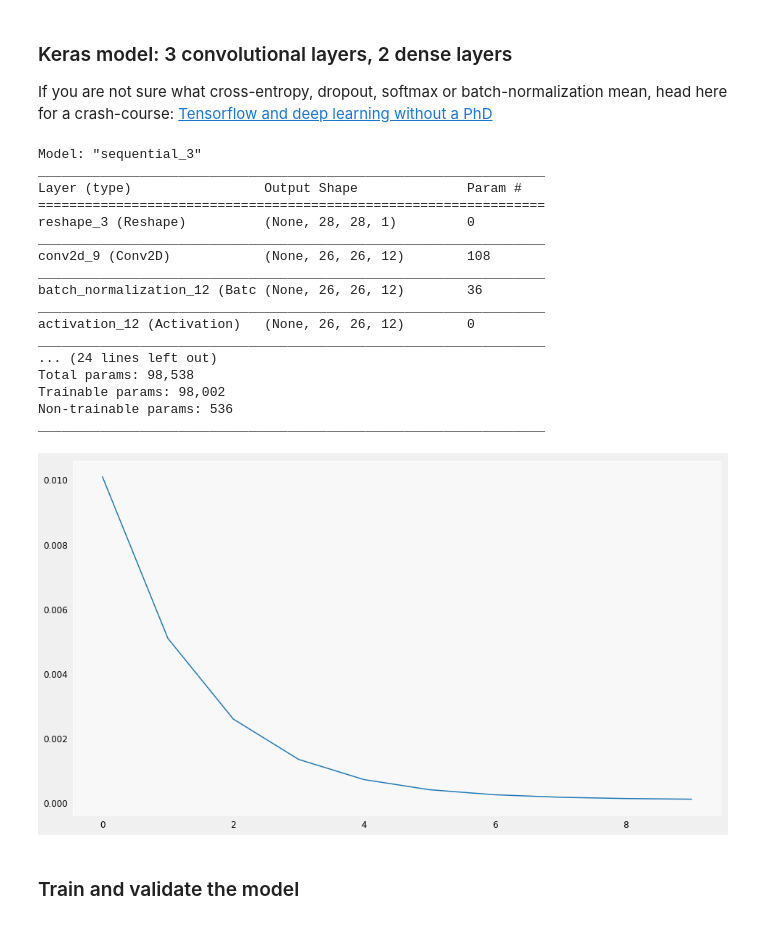
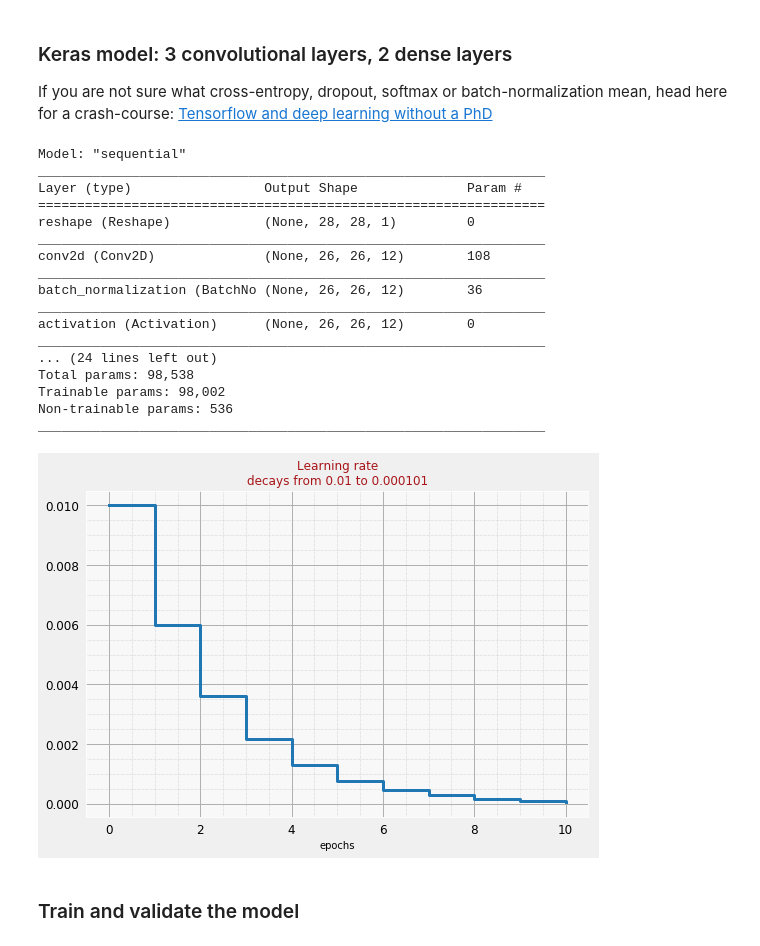
Before and after one commit to GoogleCloudPlatform/tensorflow-without-a-phd, a Jupyter notebook: tensorflow-mnist-tutorial/keras_mnist_solution.ipynb, the cells around one changed output. Saved outputs shown, nothing was run; the diff lists cells and outputs as text; code cells hidden in the pictures.

```diff
--- a/tensorflow-mnist-tutorial/keras_mnist_solution.ipynb
+++ b/tensorflow-mnist-tutorial/keras_mnist_solution.ipynb
@@ -6,5 +5,6 @@ Hello
 # %%
 BATCH_SIZE = 128
+EPOCHS = 10
 
 training_images_file   = 'gs://mnist-public/train-images-idx3-ubyte'
 training_labels_file   = 'gs://mnist-public/train-labels-idx1-ubyte'
@@ -112,6 +112,18 @@ def display_top_unrecognized(digits, predictions, labels, n, lines):
     display_digits(digits[idx][i*n:(i+1)*n], predictions[idx][i*n:(i+1)*n], labels[idx][i*n:(i+1)*n],
                    "{} sample validation digits out of {} with bad predictions in red and sorted first".format(n*lines, len(digits)) if i==0 else "", n)
 
+def plot_learning_rate(lr_func, epochs):
+  xx = np.arange(epochs+1, dtype=np.float)
+  y = [lr_decay(x) for x in xx]
+  fig, ax = plt.subplots(figsize=(9, 6))
+  ax.set_xlabel('epochs')
+  ax.set_title('Learning rate\ndecays from {:0.3g} to {:0.3g}'.format(y[0], y[-2]))
+  ax.minorticks_on()
+  ax.grid(True, which='major', axis='both', linestyle='-', linewidth=1)
+  ax.grid(True, which='minor', axis='both', linestyle=':', linewidth=0.5)
+  ax.step(xx,y, linewidth=3, where='post')
+  display.display(fig)
+
 class PlotTraining(tf.keras.callbacks.Callback):
   def __init__(self, sample_rate=1, zoom=1):
     self.sample_rate = sample_rate
@@ -235,19 +247,8 @@ font_digits, font_labels = create_digits_from_local_fonts(N)
 ### Keras model: 3 convolutional layers, 2 dense layers
 If you are not sure what cross-entropy, dropout, softmax or batch-normalization mean, head here for a crash-course: [Tensorflow and deep learning without a PhD](https://github.com/GoogleCloudPlatform/tensorflow-without-a-phd/#featured-code-sample)
 # %%
-do = 0.5
-
 model = tf.keras.Sequential(
   [
-    #tf.keras.layers.Input(shape=(28*28,)),
-    #tf.keras.layers.Dense(200, activation='relu'),
-    #tf.keras.layers.Dropout(do),
-    #tf.keras.layers.Dense(100, activation='relu'),
-    #tf.keras.layers.Dropout(do),
-    #tf.keras.layers.Dense(60, activation='relu'),
-    #tf.keras.layers.Dropout(do),
-    #tf.keras.layers.Dense(30, activation='relu'),
-    #tf.keras.layers.Dropout(do),
     tf.keras.layers.Reshape(input_shape=(28*28,), target_shape=(28, 28, 1)),
     tf.keras.layers.Conv2D(kernel_size=3, filters=12, use_bias=False),
     tf.keras.layers.BatchNormalization(center=True, scale=False),
@@ -261,56 +262,45 @@ model = tf.keras.Sequential(
     tf.keras.layers.Flatten(),
     tf.keras.layers.Dense(200, use_bias=False),
     tf.keras.layers.BatchNormalization(center=True, scale=False),
     tf.keras.layers.Activation('relu'),
-    tf.keras.layers.Dropout(do),
+    tf.keras.layers.Dropout(0.5),
     tf.keras.layers.Dense(10, activation='softmax')
   ])
-
-#def accu(y_true, y_pred):
-#  true_class = tf.argmax(y_true, axis=1)
-#  pred_class = tf.argmax(y_pred, axis=1)
-#  correct_answers = tf.dtypes.cast(tf.math.equal(true_class, pred_class), dtype=tf.float32)
-#  accuracy = tf.reduce_mean(correct_answers)
-#  return accuracy
 
 model.compile(optimizer='adam', # learning rate will be set by LearningRateScheduler
               loss='categorical_crossentropy',
               metrics=['accuracy'])
 
 # print model layers
 model.summary()
 
+# utility callback that displays training curves
+plot_training = PlotTraining(sample_rate=10, zoom=20)
+
 # set up learning rate decay
 def lr_decay(epoch):
-  return 0.0001 + 0.01 * math.pow(0.5, epoch)
+  return 0.01 * math.pow(0.6, epoch)
 lr_decay_callback = tf.keras.callbacks.LearningRateScheduler(lr_decay, verbose=True)
-
-plot_training = PlotTraining(sample_rate=10, zoom=20) # callback that displys training curves
-
-xx = np.arange(10, dtype=np.float)
-y = [lr_decay(x) for x in xx]
-fig = plt.figure()
-plt.plot(xx,y)
-display.display(fig)
+plot_learning_rate(lr_decay, EPOCHS)
 # %% [output]
-Model: "sequential_3"
+Model: "sequential"
 _________________________________________________________________
 Layer (type)                 Output Shape              Param #
 =================================================================
-reshape_3 (Reshape)          (None, 28, 28, 1)         0
+reshape (Reshape)            (None, 28, 28, 1)         0
 _________________________________________________________________
-conv2d_9 (Conv2D)            (None, 26, 26, 12)        108
+conv2d (Conv2D)              (None, 26, 26, 12)        108
 _________________________________________________________________
-batch_normalization_12 (Batc (None, 26, 26, 12)        36
+batch_normalization (BatchNo (None, 26, 26, 12)        36
 _________________________________________________________________
-activation_12 (Activation)   (None, 26, 26, 12)        0
+activation (Activation)      (None, 26, 26, 12)        0
 _________________________________________________________________
 ... (24 lines left out)
 Total params: 98,538
 Trainable params: 98,002
 Non-trainable params: 536
 _________________________________________________________________
-[figure, old version]
+[figure, new version]
 # %% [markdown]
 ### Train and validate the model
 # %%
```
Also changed, not shown: parts of 2 cells of this notebook.
